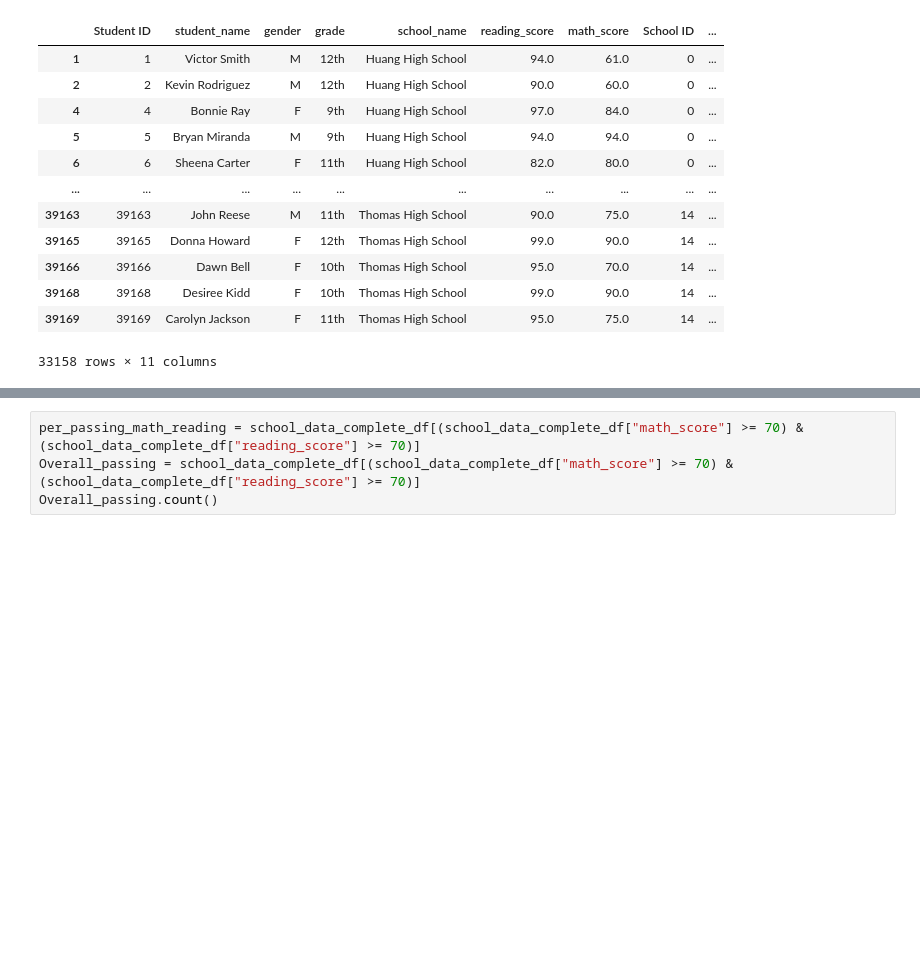
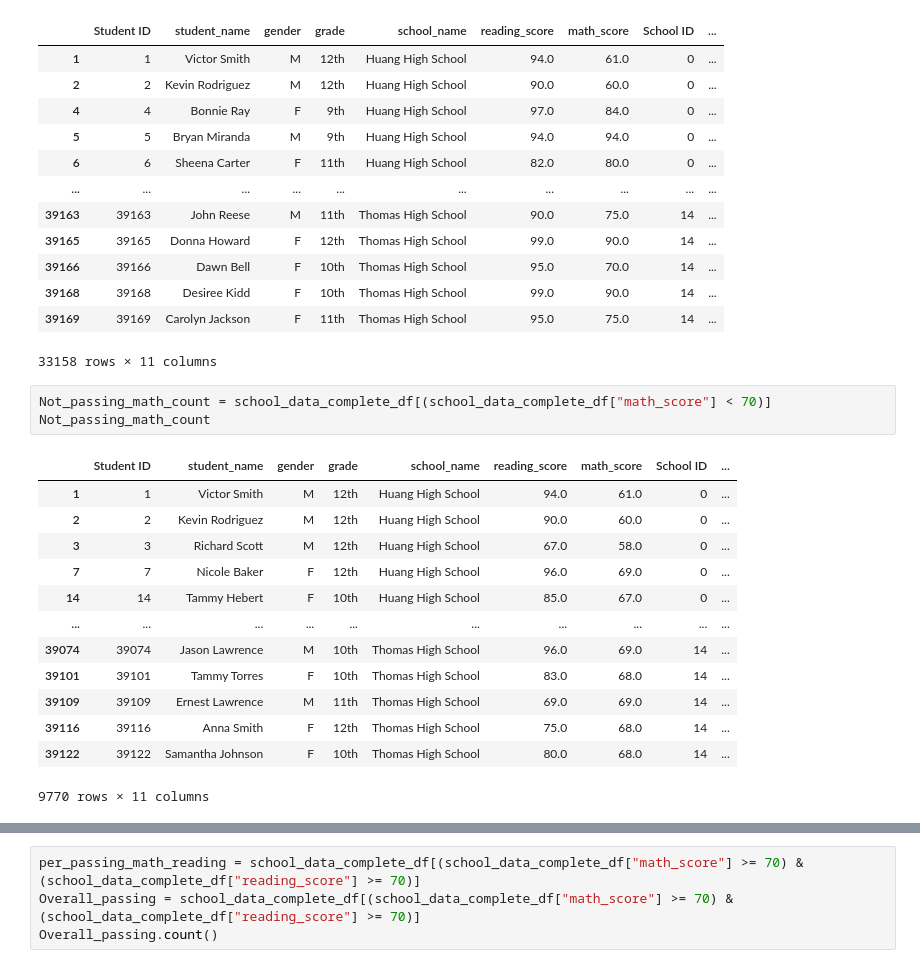
Before and after one commit to Robcaze1980/Berkeley-DA-Bootcamp--ADVANCED-EXCEL-kickstarter-analysis, a Jupyter notebook: Challenge/PyCitySchools_Challenge_starter_code_VF.ipynb, the cells around one changed output, grey strips where cells are left out. Drawn from its saved outputs; the diff is of its cells as text; blank space fills up the shorter version.

```diff
--- a/Challenge/PyCitySchools_Challenge_starter_code_VF.ipynb
+++ b/Challenge/PyCitySchools_Challenge_starter_code_VF.ipynb
@@ -224,3 +241,20 @@ passing_reading_count
 | 39168 | 39168 | Desiree Kidd | F | 10th | Thomas High School | 99.0 | 90.0 | 14 | ... |
 | 39169 | 39169 | Carolyn Jackson | F | 11th | Thomas High School | 95.0 | 75.0 | 14 | ... |
 33158 rows × 11 columns
+# %%
+Not_passing_math_count = school_data_complete_df[(school_data_complete_df["math_score"] < 70)]
+Not_passing_math_count
+# %% [output]
+|  | Student ID | student_name | gender | grade | school_name | reading_score | math_score | School ID | ... |
+| 1 | 1 | Victor Smith | M | 12th | Huang High School | 94.0 | 61.0 | 0 | ... |
+| 2 | 2 | Kevin Rodriguez | M | 12th | Huang High School | 90.0 | 60.0 | 0 | ... |
+| 3 | 3 | Richard Scott | M | 12th | Huang High School | 67.0 | 58.0 | 0 | ... |
+| 7 | 7 | Nicole Baker | F | 12th | Huang High School | 96.0 | 69.0 | 0 | ... |
+| 14 | 14 | Tammy Hebert | F | 10th | Huang High School | 85.0 | 67.0 | 0 | ... |
+| ... | ... | ... | ... | ... | ... | ... | ... | ... | ... |
+| 39074 | 39074 | Jason Lawrence | M | 10th | Thomas High School | 96.0 | 69.0 | 14 | ... |
+| 39101 | 39101 | Tammy Torres | F | 10th | Thomas High School | 83.0 | 68.0 | 14 | ... |
+| 39109 | 39109 | Ernest Lawrence | M | 11th | Thomas High School | 69.0 | 69.0 | 14 | ... |
+| 39116 | 39116 | Anna Smith | F | 12th | Thomas High School | 75.0 | 68.0 | 14 | ... |
+| 39122 | 39122 | Samantha Johnson | F | 10th | Thomas High School | 80.0 | 68.0 | 14 | ... |
+9770 rows × 11 columns
```
Also changed, not shown: parts of 4 cells of this notebook, 5 other files.
